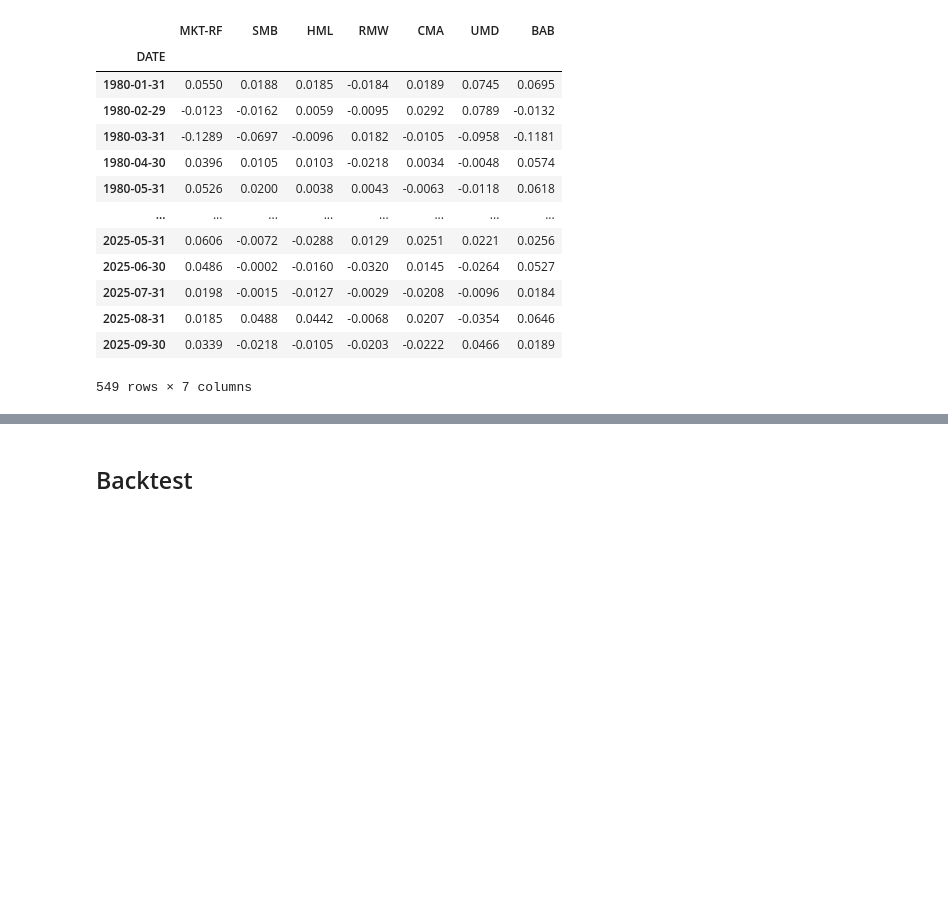
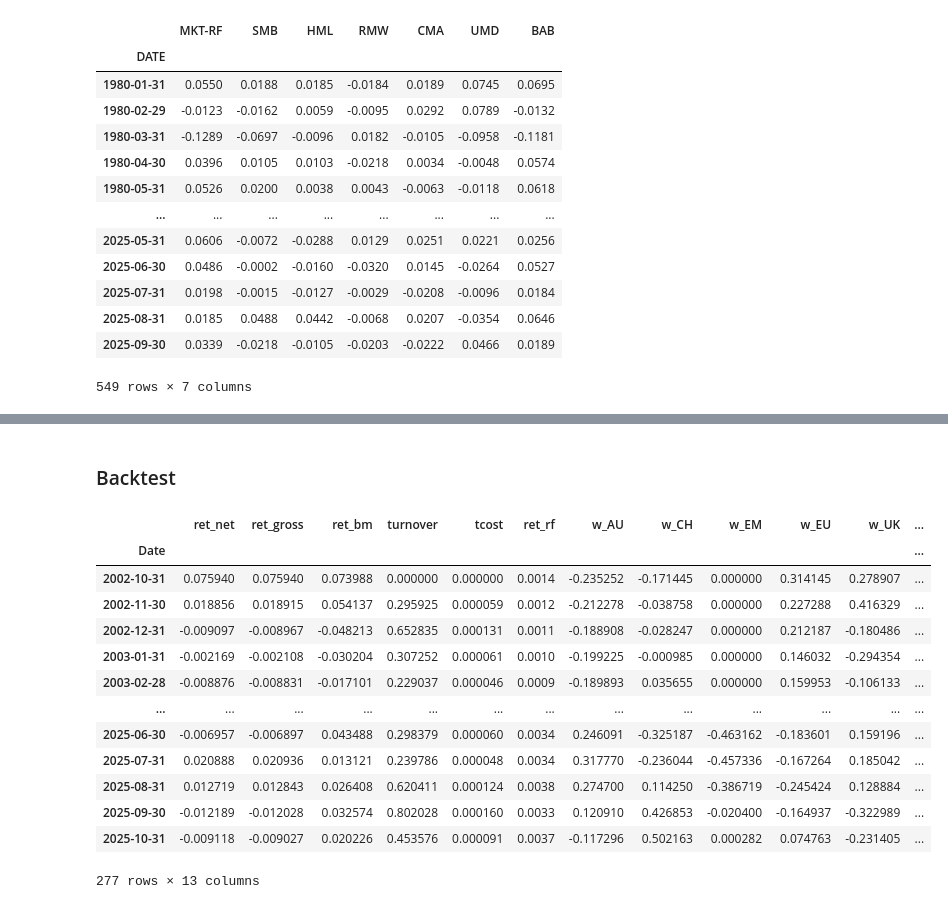
Before and after one commit to DanUZH/PMP_December_8, a Jupyter notebook: Code/Combined_Portfolio.ipynb, the cells around one changed output, grey strips where cells are left out. Drawn from its saved outputs; the diff is of its cells as text; code cells hidden in the pictures; blank space fills up the shorter version.

```diff
--- a/Code/Combined_Portfolio.ipynb
+++ b/Code/Combined_Portfolio.ipynb
@@ -109,0 +120,15 @@ Freq: ME, Name: RF, Length: 1192, dtype: float64
+# %%
+# --- Benchmark Data ---
+benchmark_data = pd.read_excel(
+    "../Data_Ryan/Benchmarks.xlsx",
+    index_col = 0,
+    parse_dates = True
+)
+
+benchmark_data.index = pd.to_datetime(benchmark_data.index)
+benchmark_data = benchmark_data.resample('ME').last()
+
+
+benchmark_return = benchmark_data[['MSCI World']].pct_change()
+benchmark_return = benchmark_return.squeeze()
+benchmark_return
@@ -176,0 +200,5 @@ combined_weights
+# %%
+fund, macro = fundamental_weights.align(macroRS_weights, join="inner")
+combined_weights = 0.5 * fund + 0.5 * macro
+combined_weights.dropna(how="all", inplace=True)
+combined_weights
@@ -177,2 +220,28 @@ combined_weights
 # %% [markdown]
-## Backtest
+### Backtest
+# %%
+results = pmp.run_cc_strategy(
+    weights = combined_weights,
+    returns = equity_returns,
+    rf = riskfree,
+    frequency=1,
+    t_cost= 0.0002,
+    benchmark = benchmark_return
+)
+
+results
+# %% [output]
+|  | ret_net | ret_gross | ret_bm | turnover | tcost | ret_rf | w_AU | w_CH | w_EM | w_EU | w_UK | ... |
+| Date |  |  |  |  |  |  |  |  |  |  |  | ... |
+| 2002-10-31 | 0.075940 | 0.075940 | 0.073988 | 0.000000 | 0.000000 | 0.0014 | -0.235252 | -0.171445 | 0.000000 | 0.314145 | 0.278907 | ... |
+| 2002-11-30 | 0.018856 | 0.018915 | 0.054137 | 0.295925 | 0.000059 | 0.0012 | -0.212278 | -0.038758 | 0.000000 | 0.227288 | 0.416329 | ... |
+| 2002-12-31 | -0.009097 | -0.008967 | -0.048213 | 0.652835 | 0.000131 | 0.0011 | -0.188908 | -0.028247 | 0.000000 | 0.212187 | -0.180486 | ... |
+| 2003-01-31 | -0.002169 | -0.002108 | -0.030204 | 0.307252 | 0.000061 | 0.0010 | -0.199225 | -0.000985 | 0.000000 | 0.146032 | -0.294354 | ... |
+| 2003-02-28 | -0.008876 | -0.008831 | -0.017101 | 0.229037 | 0.000046 | 0.0009 | -0.189893 | 0.035655 | 0.000000 | 0.159953 | -0.106133 | ... |
+| ... | ... | ... | ... | ... | ... | ... | ... | ... | ... | ... | ... | ... |
+| 2025-06-30 | -0.006957 | -0.006897 | 0.043488 | 0.298379 | 0.000060 | 0.0034 | 0.246091 | -0.325187 | -0.463162 | -0.183601 | 0.159196 | ... |
+| 2025-07-31 | 0.020888 | 0.020936 | 0.013121 | 0.239786 | 0.000048 | 0.0034 | 0.317770 | -0.236044 | -0.457336 | -0.167264 | 0.185042 | ... |
+| 2025-08-31 | 0.012719 | 0.012843 | 0.026408 | 0.620411 | 0.000124 | 0.0038 | 0.274700 | 0.114250 | -0.386719 | -0.245424 | 0.128884 | ... |
+| 2025-09-30 | -0.012189 | -0.012028 | 0.032574 | 0.802028 | 0.000160 | 0.0033 | 0.120910 | 0.426853 | -0.020400 | -0.164937 | -0.322989 | ... |
+| 2025-10-31 | -0.009118 | -0.009027 | 0.020226 | 0.453576 | 0.000091 | 0.0037 | -0.117296 | 0.502163 | 0.000282 | 0.074763 | -0.231405 | ... |
+277 rows × 13 columns
```
Also changed, not shown: parts of 16 cells of this notebook, 10 other files.
